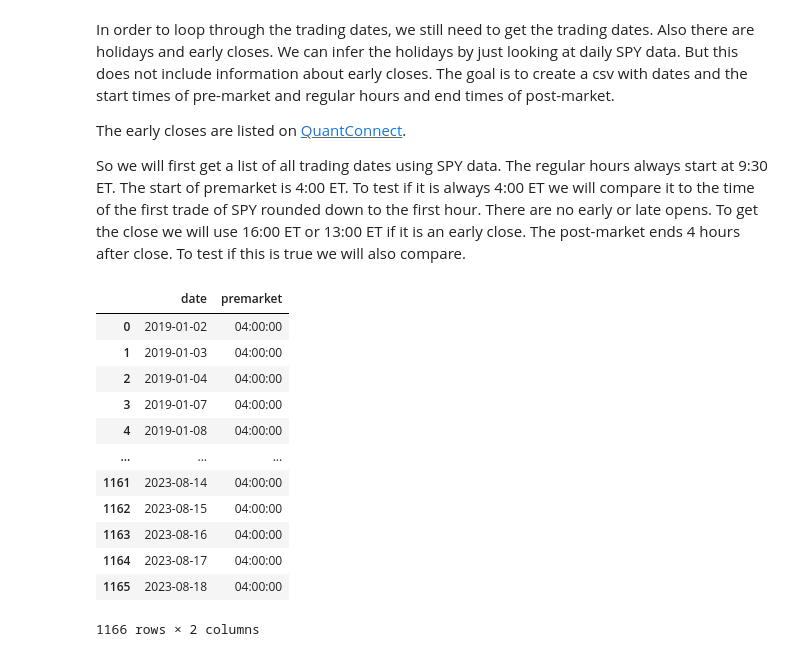
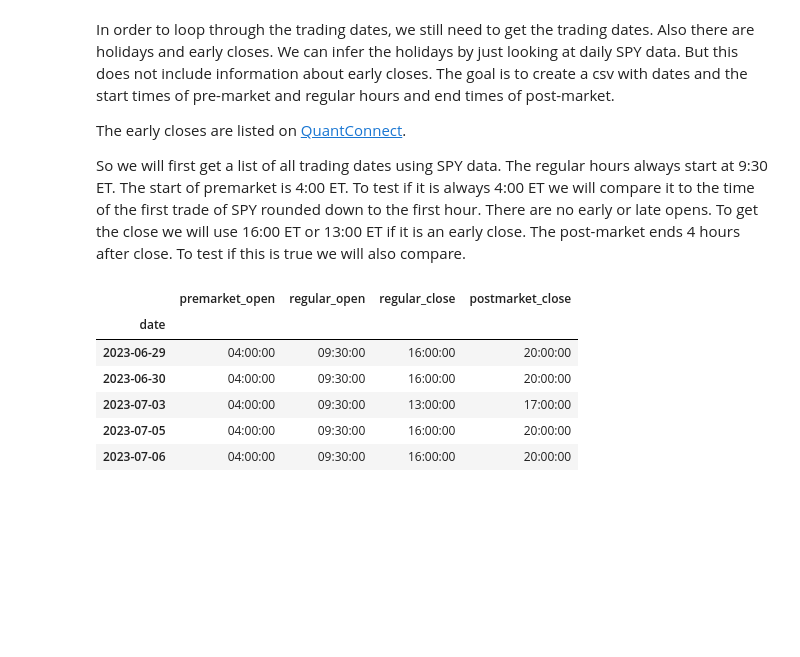
Before and after one commit to shinathan/QSExtended, a Jupyter notebook: data_import/polygon/download.ipynb, the cells around one changed output. Drawn from its saved outputs; the diff is of its cells as text; code cells hidden in the pictures; blank space fills up the shorter version.

```diff
--- a/data_import/polygon/download.ipynb
+++ b/data_import/polygon/download.ipynb
@@ -407,8 +407,8 @@ trading_hours["timestamp"] = pd.to_datetime(trading_hours["timestamp"], unit="ms
 trading_hours.rename(columns = {"timestamp": "date"}, inplace=True)
 trading_hours = trading_hours[["date"]]
 # %%
-trading_hours["premarket"] = time(4)
-trading_hours["regular"] = time(9, 30)
+trading_hours["premarket_open"] = time(4)
+trading_hours["regular_open"] = time(9, 30)
 
 # I will not bother scraping. On all days here the early close is 13:00 ET.
 early_closes = ['1999-11-26','2000-07-03','2000-11-24','2001-07-03','2001-11-23',
@@ -421,19 +421,20 @@ early_closes = ['1999-11-26','2000-07-03','2000-11-24','2001-07-03','2001-11-23'
 '2017-12-24','2018-07-03','2018-11-23','2018-12-24','2019-07-03','2019-11-29',
 '2019-12-24','2020-11-27','2020-12-24','2021-11-26','2022-11-25','2023-07-03',
 '2023-11-24','2024-07-03',]
+
+early_closes = [datetime.strptime(date, "%Y-%m-%d").date() for date in early_closes]
-# %%
-trading_hours
-# %% [output]
-|  | date | premarket |
-| 0 | 2019-01-02 | 04:00:00 |
-| 1 | 2019-01-03 | 04:00:00 |
-| 2 | 2019-01-04 | 04:00:00 |
-| 3 | 2019-01-07 | 04:00:00 |
-| 4 | 2019-01-08 | 04:00:00 |
-| ... | ... | ... |
-| 1161 | 2023-08-14 | 04:00:00 |
-| 1162 | 2023-08-15 | 04:00:00 |
-| 1163 | 2023-08-16 | 04:00:00 |
-| 1164 | 2023-08-17 | 04:00:00 |
-| 1165 | 2023-08-18 | 04:00:00 |
-1166 rows × 2 columns
+# %%
+trading_hours["regular_close"] = trading_hours["date"].isin(early_closes)
+trading_hours["regular_close"] = trading_hours["regular_close"].apply(lambda boolean: time(13) if boolean else time(16))
+trading_hours["postmarket_close"] = pd.to_datetime(trading_hours['date'].astype(str) + " " + trading_hours["regular_close"].astype(str)) + timedelta(hours=4)
+trading_hours["postmarket_close"] = trading_hours["postmarket_close"].dt.time
+trading_hours.set_index("date", inplace=True)
+trading_hours[1130:1135]
+# %% [output]
+|  | premarket_open | regular_open | regular_close | postmarket_close |
+| date |  |  |  |  |
+| 2023-06-29 | 04:00:00 | 09:30:00 | 16:00:00 | 20:00:00 |
+| 2023-06-30 | 04:00:00 | 09:30:00 | 16:00:00 | 20:00:00 |
+| 2023-07-03 | 04:00:00 | 09:30:00 | 13:00:00 | 17:00:00 |
+| 2023-07-05 | 04:00:00 | 09:30:00 | 16:00:00 | 20:00:00 |
+| 2023-07-06 | 04:00:00 | 09:30:00 | 16:00:00 | 20:00:00 |
```
Also changed, not shown: parts of 5 cells of this notebook.
